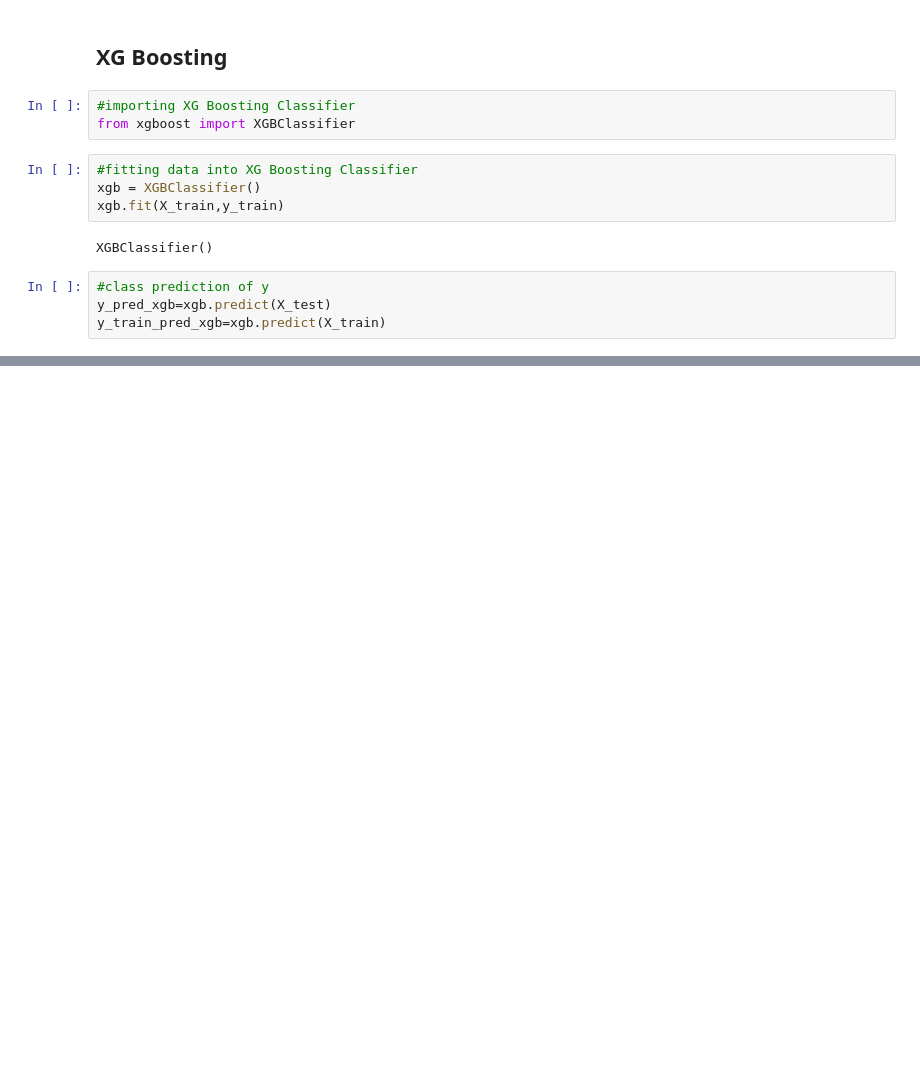
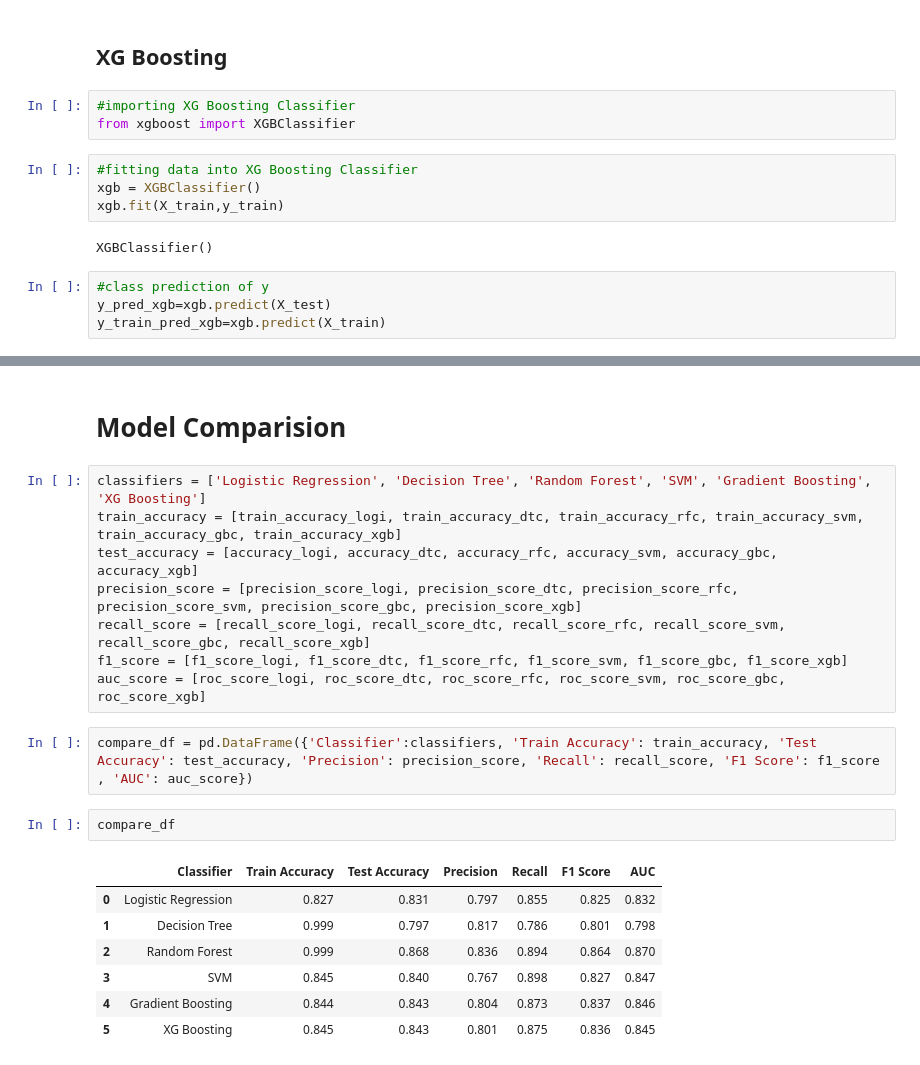
Before and after one commit to Amolrakhunde/Credit-Card-Default-Prediction, a Jupyter notebook: Credit_Card_Default_Prediction_Amol.ipynb, the cells around one changed output, grey strips where cells are left out. Saved outputs shown, nothing was run; the diff lists cells and outputs as text; blank space fills up the shorter version.

```diff
--- a/Credit_Card_Default_Prediction_Amol.ipynb
+++ b/Credit_Card_Default_Prediction_Amol.ipynb
@@ -814,2 +831,24 @@ ax.yaxis.set_ticklabels(labels)
 [Text(0, 0.5, 'Not Defaulter'), Text(0, 1.5, 'Defaulter')]
 [figure]
+# %% [markdown]
+# **Model Comparision**
+# %%
+classifiers = ['Logistic Regression', 'Decision Tree', 'Random Forest', 'SVM', 'Gradient Boosting', 'XG Boosting']
+train_accuracy = [train_accuracy_logi, train_accuracy_dtc, train_accuracy_rfc, train_accuracy_svm, train_accuracy_gbc, train_accuracy_xgb]
+test_accuracy = [accuracy_logi, accuracy_dtc, accuracy_rfc, accuracy_svm, accuracy_gbc, accuracy_xgb]
+precision_score = [precision_score_logi, precision_score_dtc, precision_score_rfc, precision_score_svm, precision_score_gbc, precision_score_xgb]
+recall_score = [recall_score_logi, recall_score_dtc, recall_score_rfc, recall_score_svm, recall_score_gbc, recall_score_xgb]
+f1_score = [f1_score_logi, f1_score_dtc, f1_score_rfc, f1_score_svm, f1_score_gbc, f1_score_xgb]
+auc_score = [roc_score_logi, roc_score_dtc, roc_score_rfc, roc_score_svm, roc_score_gbc, roc_score_xgb]
+# %%
+compare_df = pd.DataFrame({'Classifier':classifiers, 'Train Accuracy': train_accuracy, 'Test Accuracy': test_accuracy, 'Precision': precision_score, 'Recall': recall_score, 'F1 Score': f1_score , 'AUC': auc_score})
+# %%
+compare_df
+# %% [output]
+|  | Classifier | Train Accuracy | Test Accuracy | Precision | Recall | F1 Score | AUC |
+| 0 | Logistic Regression | 0.827 | 0.831 | 0.797 | 0.855 | 0.825 | 0.832 |
+| 1 | Decision Tree | 0.999 | 0.797 | 0.817 | 0.786 | 0.801 | 0.798 |
+| 2 | Random Forest | 0.999 | 0.868 | 0.836 | 0.894 | 0.864 | 0.870 |
+| 3 | SVM | 0.845 | 0.840 | 0.767 | 0.898 | 0.827 | 0.847 |
+| 4 | Gradient Boosting | 0.844 | 0.843 | 0.804 | 0.873 | 0.837 | 0.846 |
+| 5 | XG Boosting | 0.845 | 0.843 | 0.801 | 0.875 | 0.836 | 0.845 |
```
Also changed, not shown: parts of 67 cells of this notebook.
